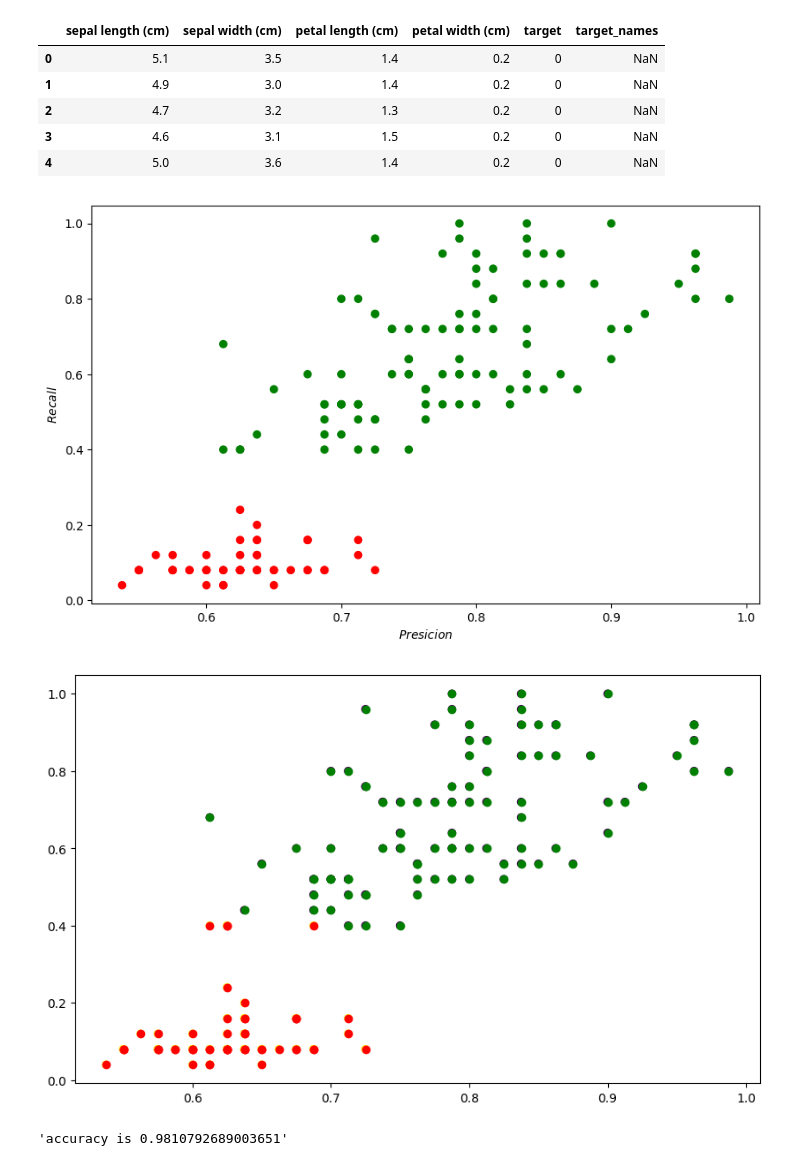
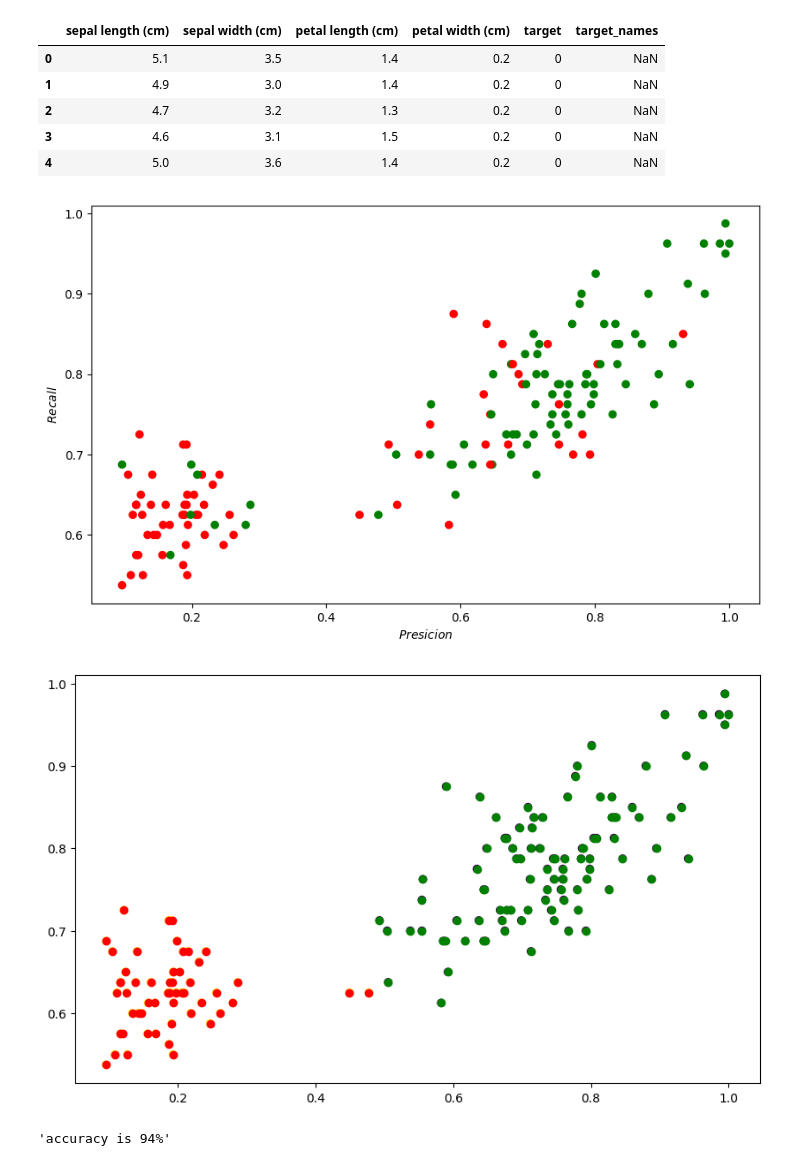
Before and after one commit to Samoilov2004/OUR_MNEMONIC_PROJECT, a Jupyter notebook: English.ipynb, the cells around one changed output. Saved outputs shown, nothing was run; the diff lists cells and outputs as text; code cells hidden in the pictures.

```diff
--- a/English.ipynb
+++ b/English.ipynb
@@ -22,20 +22,28 @@ iris_df.head()
 | 3 | 4.6 | 3.1 | 1.5 | 0.2 | 0 | NaN |
 | 4 | 5.0 | 3.6 | 1.4 | 0.2 | 0 | NaN |
 # %%
-x = iris_df['sepal length (cm)'] / 8
-y = iris_df['petal width (cm)'] / 2.5
+y = iris_df['sepal length (cm)'] / 8
+x = iris_df['petal length (cm)']
+
+shifts = np.random.choice(np.arange(-0.5, 1, 0.01), size=len(x))
+x = x + shifts
+x = np.where(x > 3, x * 1.4, x)
+
+x /= x.max()
 # %%
-# changing colors with x < 0.3
-colors = ['r' if yi < 0.3 else 'g' for yi in y]
+# Paint our plot
+colors = ['red'] * len(x)
+for i in range(len(x)):
+    if np.random.rand() < x[i]:
+        colors[i] = 'green'
 
-# Paint our plot
 plt.figure(figsize=(10, 6))
 plt.scatter(x, y, c=colors)
 plt.xlabel('$Presicion$')
 plt.ylabel('$Recall$')
 plt.show()
 # %% [output]
-[figure, old version]
+[figure, new version]
 # %%
 from sklearn.cluster import KMeans
 
@@ -61,8 +69,9 @@ for i in range(2):
 
 plt.show()
 # %% [output]
-[figure, old version]
+[figure, new version]
 # %%
-f"accuracy is {np.random.uniform(0.95, 1.00)}"
+f"accuracy is 94%"
+#np.random.uniform(0.95, 1.00)
 # %% [output]
-'accuracy is 0.9810792689003651'
+'accuracy is 94%'
```
Also changed, not shown: 1 other file.
